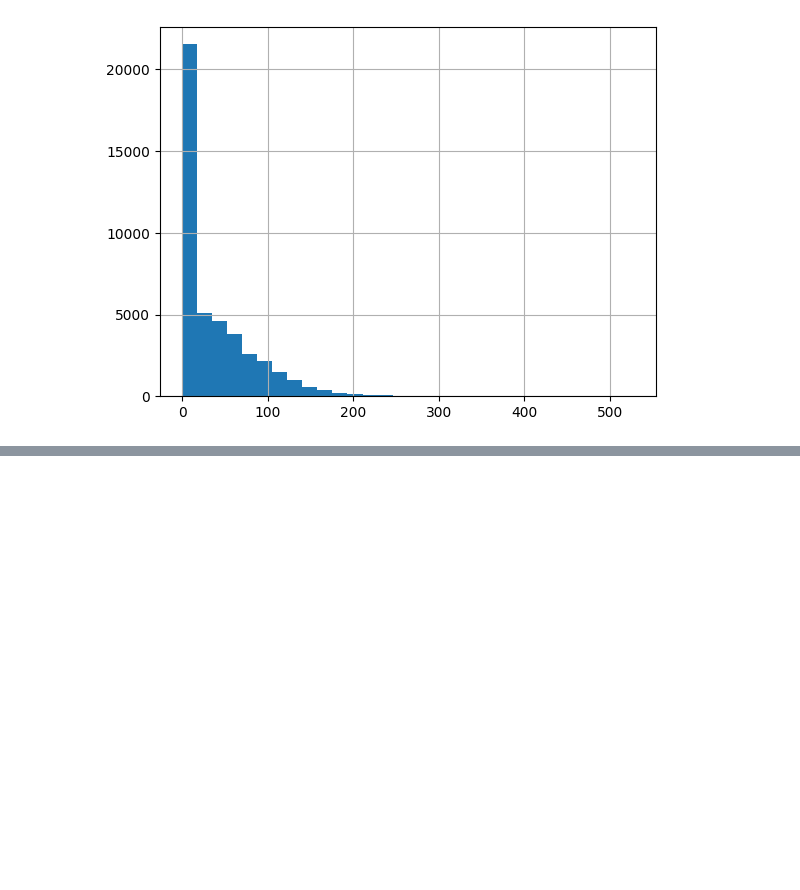
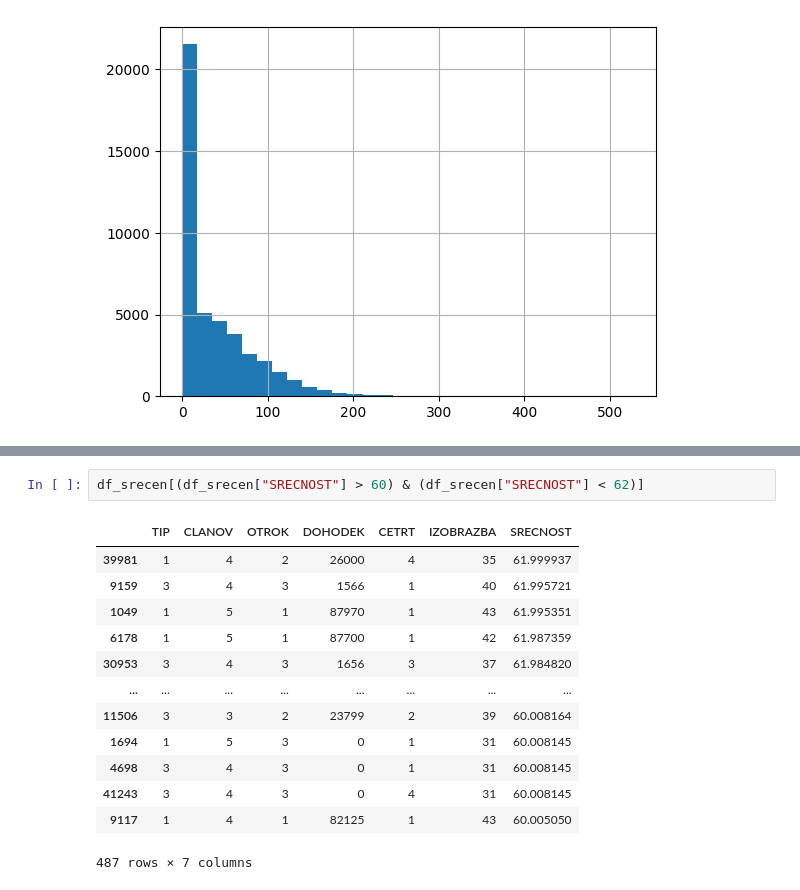
Before and after one commit to MartinZust123/Analysis-of-data-about-Kibergrad, a Jupyter notebook: Priloge/Kibergrad_analiza.ipynb, the cells around one changed output, grey strips where cells are left out. Saved outputs shown, nothing was run; the diff lists cells and outputs as text; blank space fills up the shorter version.

Commit message:
Nekaj o srecnosti

```diff
--- a/Priloge/Kibergrad_analiza.ipynb
+++ b/Priloge/Kibergrad_analiza.ipynb
@@ -240,0 +253,16 @@ df["SRECNOST"].hist(bins=30)
+# %%
+df_srecen[(df_srecen["SRECNOST"] > 60) & (df_srecen["SRECNOST"] < 62)]
+# %% [output]
+|  | TIP | CLANOV | OTROK | DOHODEK | CETRT | IZOBRAZBA | SRECNOST |
+| 39981 | 1 | 4 | 2 | 26000 | 4 | 35 | 61.999937 |
+| 9159 | 3 | 4 | 3 | 1566 | 1 | 40 | 61.995721 |
+| 1049 | 1 | 5 | 1 | 87970 | 1 | 43 | 61.995351 |
+| 6178 | 1 | 5 | 1 | 87700 | 1 | 42 | 61.987359 |
+| 30953 | 3 | 4 | 3 | 1656 | 3 | 37 | 61.984820 |
+| ... | ... | ... | ... | ... | ... | ... | ... |
+| 11506 | 3 | 3 | 2 | 23799 | 2 | 39 | 60.008164 |
+| 1694 | 1 | 5 | 3 | 0 | 1 | 31 | 60.008145 |
+| 4698 | 3 | 4 | 3 | 0 | 1 | 31 | 60.008145 |
+| 41243 | 3 | 4 | 3 | 0 | 4 | 31 | 60.008145 |
+| 9117 | 1 | 4 | 1 | 82125 | 1 | 43 | 60.005050 |
+487 rows × 7 columns
```
Also changed, not shown: parts of 1 cell of this notebook.
